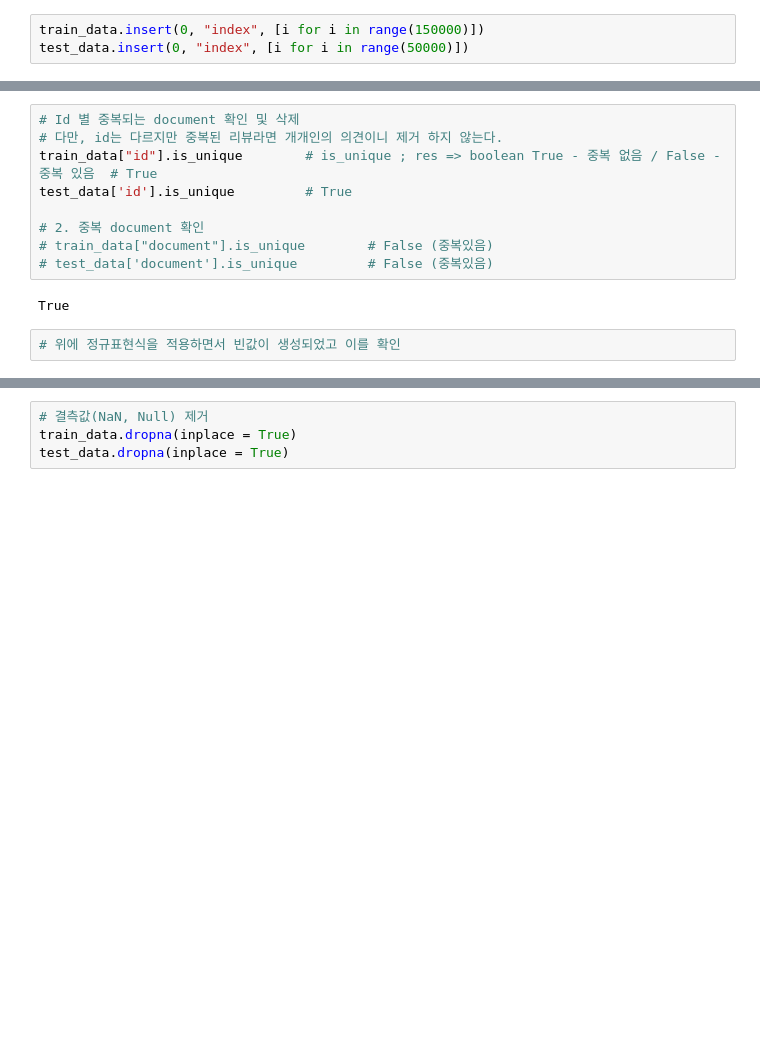
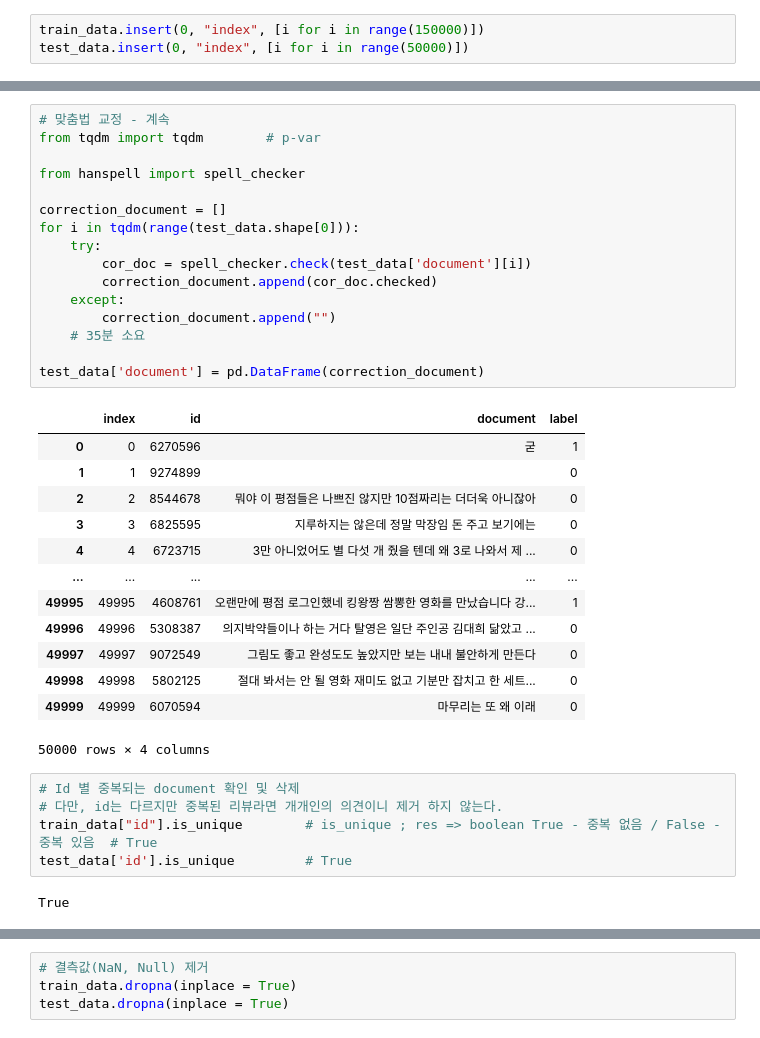
Before and after one commit to colinder/NaverMovieReviewNLP, a Jupyter notebook: NaverMovieReviewNLP.ipynb, the cells around one changed output, grey strips where cells are left out. Saved outputs shown, nothing was run; the diff lists cells and outputs as text; blank space fills up the shorter version.

```diff
--- a/NaverMovieReviewNLP.ipynb
+++ b/NaverMovieReviewNLP.ipynb
@@ -113,13 +86,37 @@ train_data.head()
+# %%
+# 맞춤법 교정 - 계속
+from tqdm import tqdm        # p-var
+
+from hanspell import spell_checker
+
+correction_document = []
+for i in tqdm(range(test_data.shape[0])):
+    try:
+        cor_doc = spell_checker.check(test_data['document'][i])
+        correction_document.append(cor_doc.checked)
+    except:
+        correction_document.append("")
+    # 35분 소요
+
+test_data['document'] = pd.DataFrame(correction_document)
+# %% [output]
+|  | index | id | document | label |
+| 0 | 0 | 6270596 | 굳 | 1 |
+| 1 | 1 | 9274899 |  | 0 |
+| 2 | 2 | 8544678 | 뭐야 이 평점들은 나쁘진 않지만 10점짜리는 더더욱 아니잖아 | 0 |
+| 3 | 3 | 6825595 | 지루하지는 않은데 정말 막장임 돈 주고 보기에는 | 0 |
+| 4 | 4 | 6723715 | 3만 아니었어도 별 다섯 개 줬을 텐데 왜 3로 나와서 제 ... | 0 |
+| ... | ... | ... | ... | ... |
+| 49995 | 49995 | 4608761 | 오랜만에 평점 로그인했네 킹왕짱 쌈뽕한 영화를 만났습니다 강... | 1 |
+| 49996 | 49996 | 5308387 | 의지박약들이나 하는 거다 탈영은 일단 주인공 김대희 닮았고 ... | 0 |
+| 49997 | 49997 | 9072549 | 그림도 좋고 완성도도 높았지만 보는 내내 불안하게 만든다 | 0 |
+| 49998 | 49998 | 5802125 | 절대 봐서는 안 될 영화 재미도 없고 기분만 잡치고 한 세트... | 0 |
+| 49999 | 49999 | 6070594 | 마무리는 또 왜 이래 | 0 |
+50000 rows × 4 columns
 # %%
 # Id 별 중복되는 document 확인 및 삭제
 # 다만, id는 다르지만 중복된 리뷰라면 개개인의 의견이니 제거 하지 않는다.
 train_data["id"].is_unique        # is_unique ; res => boolean True - 중복 없음 / False - 중복 있음  # True
 test_data['id'].is_unique         # True
-
-# 2. 중복 document 확인
-# train_data["document"].is_unique        # False (중복있음)
-# test_data['document'].is_unique         # False (중복있음)
 # %% [output]
 True
-# %%
-# 위에 정규표현식을 적용하면서 빈값이 생성되었고 이를 확인
```
Also changed, not shown: parts of 36 cells of this notebook, 8 other files.
